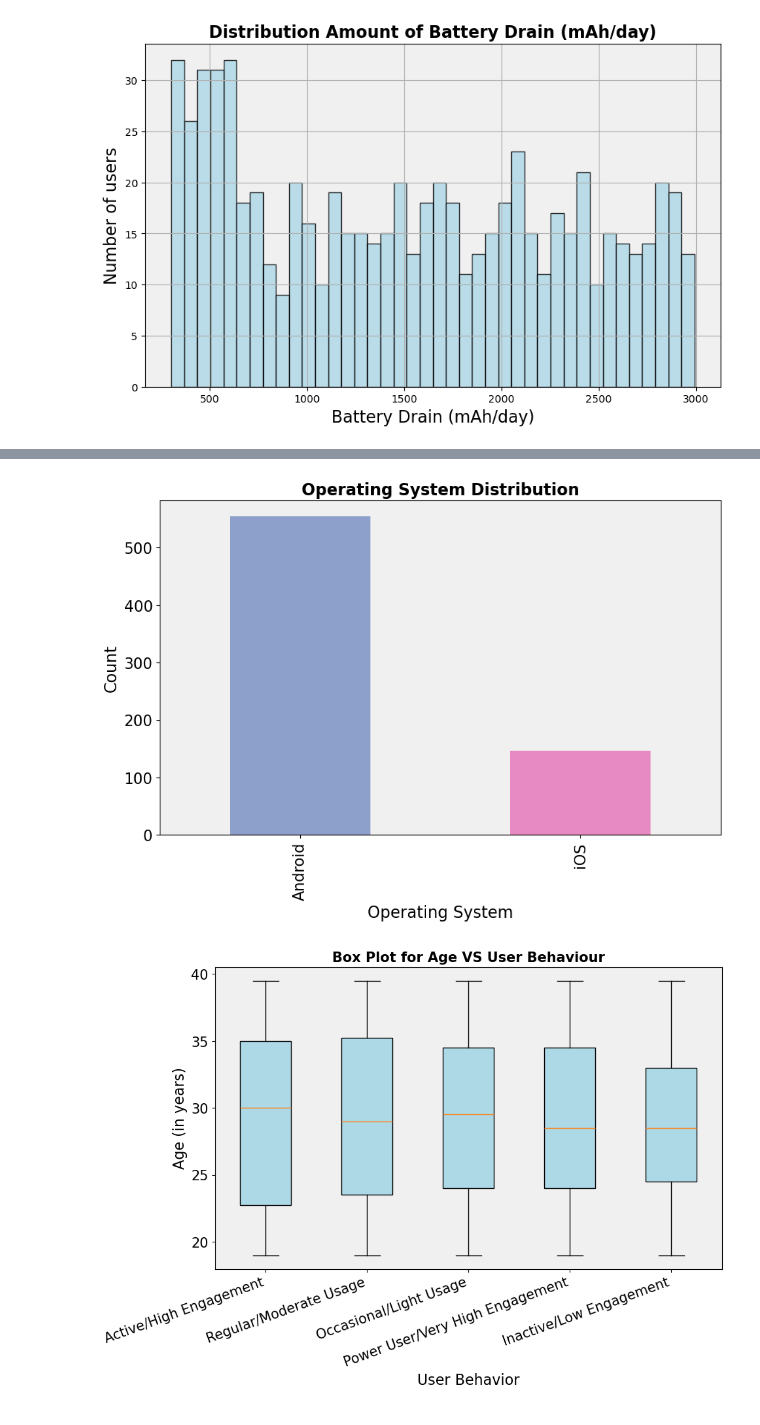
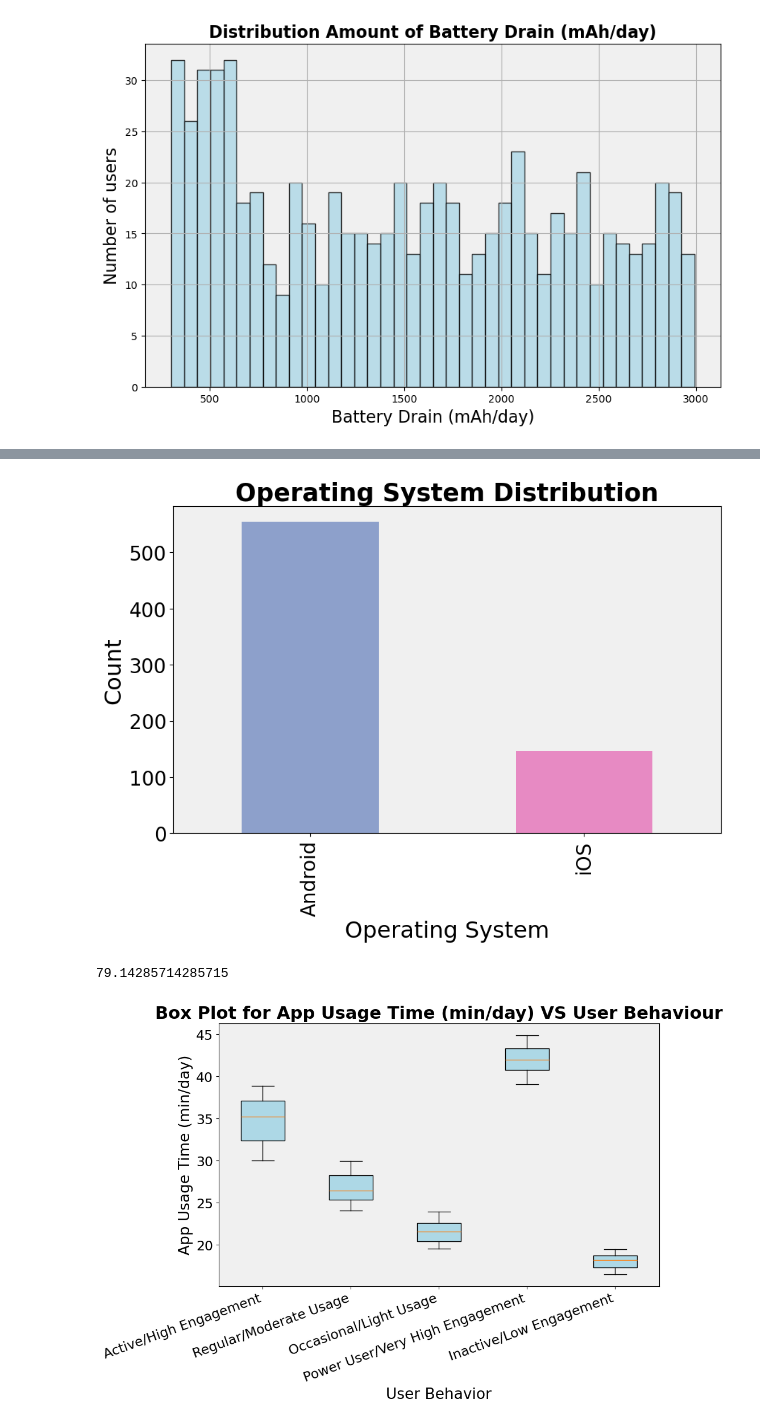
Before and after one commit to Foxtrot123-png/Applied-Data-Science-1, a Jupyter notebook: User_Behaviour.ipynb, the cells around one changed output, grey strips where cells are left out. Cells and saved outputs as stored; diff of their text form; code cells hidden in the pictures.

Commit message:
changed the fontsize of the title and labels
added the calculation done for statistical analysis and changed the font size for better visibility

```diff
--- a/User_Behaviour.ipynb
+++ b/User_Behaviour.ipynb
@@ -179,11 +179,11 @@ def plot_barplot(data,column_name,title,xlabel,ylabel,color1='blue',color2='red'
         color=[color1, color2],
         ax=ax
     )
-    ax.tick_params(axis='x', labelsize=15)
-    ax.tick_params(axis='y', labelsize=15)
-    ax.set_title(title, fontsize=16, fontweight='bold')
-    ax.set_xlabel(xlabel,fontsize=16)
-    ax.set_ylabel(ylabel,fontsize=16)
+    ax.tick_params(axis='x', labelsize=20)
+    ax.tick_params(axis='y', labelsize=20)
+    ax.set_title(title, fontsize=25, fontweight='bold')
+    ax.set_xlabel(xlabel,fontsize=23)
+    ax.set_ylabel(ylabel,fontsize=23)
     plt.plot()
 
 #Box Plot Function:
@@ -211,18 +211,18 @@ def plot_boxplot(data,xaxis,yaxis,title,rotation_direction,xlabel,ylabel,xtickla
     ax.boxplot([data[data[xaxis] == label][yaxis] for label in behaviour[xaxis].unique()], patch_artist=True, boxprops=dict(facecolor=facecolor))
 
     #Setting the Labels and Title
-    ax.set_title(title, fontsize=15, fontweight='bold')
+    ax.set_title(title, fontsize=22, fontweight='bold')
     ax.set_xticklabels(behaviour[xticklabelcolumnname].unique(),rotation=rotation_angle,ha=rotation_direction, fontsize=10)
 
-    ax.tick_params(axis='x', labelsize=15)
-    ax.tick_params(axis='y', labelsize=15)
+    ax.tick_params(axis='x', labelsize=17)
+    ax.tick_params(axis='y', labelsize=17)
     ax.set_yticklabels(np.arange(15,70,5))
-    ax.set_xlabel(xlabel, fontsize=16)
-    ax.set_ylabel(ylabel, fontsize=16)
+    ax.set_xlabel(xlabel, fontsize=19)
+    ax.set_ylabel(ylabel, fontsize=19)
     plt.show()
 
 #Scatter Plot :
-def plot_scatterplot(xaxis,yaxis,xlabel,ylabel,hue,palette,alpha,legend_title,location_of_title,title):
+def plot_scatterplot(xaxis,yaxis,xlabel,ylabel,hue,palette,alpha,legend_title,location_of_title,title,fontsize = 14):
     """
     Creates a Scatter Plot for the given Data
 
@@ -238,6 +238,7 @@ def plot_scatterplot(xaxis,yaxis,xlabel,ylabel,hue,palette,alpha,legend_title,lo
     - alpha (float): Transparency of the points, between 0(fully transparent) and 1(fully opaque).
     - legend_title (str): Title for the legend.
     - location_of_title (str): Position of the title. Can be 'center', 'left', or 'right'.
+    - fontsize (int, optional) : Fontsize of the legend (Default is 14)
 
     Returns:
     - None: The function will display a Box Plot
@@ -245,12 +246,13 @@ def plot_scatterplot(xaxis,yaxis,xlabel,ylabel,hue,palette,alpha,legend_title,lo
     fig, ax = plt.subplots(figsize=(10, 6))
     ax.set_facecolor('#f0f0f0')
     sns.scatterplot(data=behaviour,x=xaxis,y=yaxis,hue=hue,palette=palette,alpha=alpha)
-    ax.legend(title=legend_title,loc=location_of_title,fontsize=10)
-    ax.set_title(title,fontsize=14, fontweight='bold')
-    ax.tick_params(axis='x', labelsize=15)
-    ax.tick_params(axis='y', labelsize=15)
-    ax.set_xlabel(xlabel, fontsize=16)
-    ax.set_ylabel(ylabel, fontsize=16)
+    legend=ax.legend(title=legend_title,loc=location_of_title,fontsize=fontsize)
+    legend.get_title().set_fontsize(14)
+    ax.set_title(title,fontsize=25, fontweight='bold')
+    ax.tick_params(axis='x', labelsize=18)
+    ax.tick_params(axis='y', labelsize=18)
+    ax.set_xlabel(xlabel, fontsize=22)
+    ax.set_ylabel(ylabel, fontsize=22)
     counts = behaviour['User Behavior Class Description'].value_counts()
 
     for category, count in counts.items():
@@ -282,14 +284,21 @@ plot_barplot(behaviour,'Gender','Gender Distribution','Gender','Count','lime','o
 
 plot_barplot(behaviour,'Operating System','Operating System Distribution','Operating System','Count','#8da0cb','#e78ac3')
 # %% [output]
-[figure, old version]
+[figure, new version]
+# %%
+android=behaviour[behaviour['Operating System']=='Android']
+iOS=behaviour[behaviour['Operating System']=='iOS']
+Percentage= android['Operating System'].count()/(iOS['Operating System'].count()+android['Operating System'].count())*100
+Percentage
+# %% [output]
+79.14285714285715
 # %%
 #Lets Study the distribution of AGE according to different User Behaviour Class
 
 
-plot_boxplot(behaviour,'User Behavior Class','Age','Box Plot for Age VS User Behaviour','right','User Behavior','Age (in years)','User Behavior Class Description','lightblue',20)
+plot_boxplot(behaviour,'User Behavior Class','App Usage Time (min/day)','Box Plot for App Usage Time (min/day) VS User Behaviour','right','User Behavior','App Usage Time (min/day)','User Behavior Class Description','lightblue',20)
 # %% [output]
-[figure, old version]
+[figure, new version]
 # %%
 #Checking the distribution of the Number of Apps Installed and the Data Usage (MB/day) they haave with their Behaviour Category
 
```
Also changed, not shown: parts of 3 cells of this notebook.
